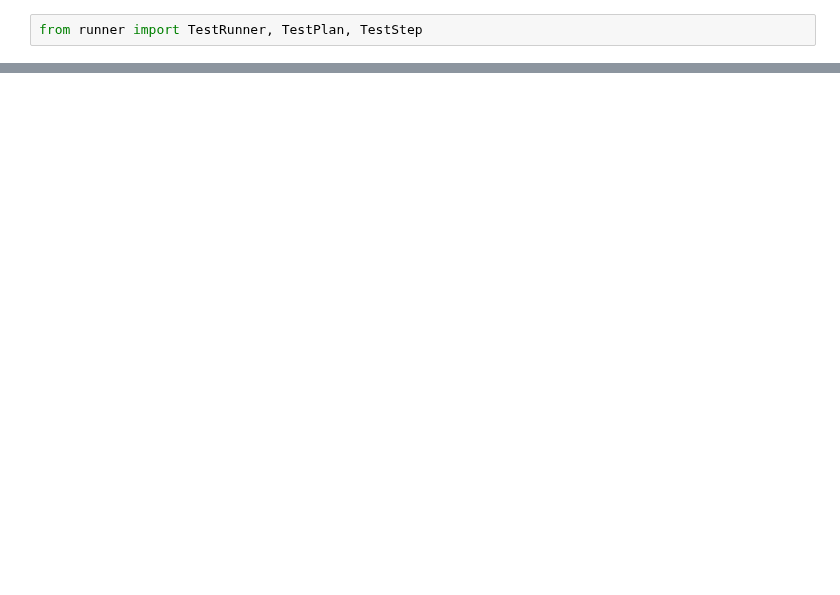
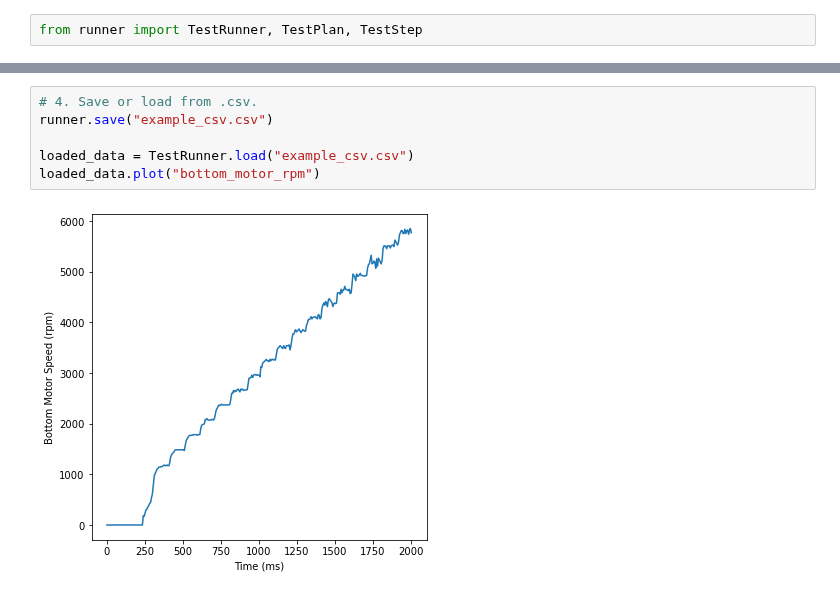
Before and after one commit to gtaharaedmonds/coaxial-drone, a Jupyter notebook: thrust_jig/test_runner/experiment.ipynb, the cells around one changed output, grey strips where cells are left out. Drawn from its saved outputs; the diff is of its cells as text; blank space fills up the shorter version.

Commit message:
load from csv

```diff
--- a/thrust_jig/test_runner/experiment.ipynb
+++ b/thrust_jig/test_runner/experiment.ipynb
@@ -28,0 +31,8 @@ runner.plot("bottom_motor_rpm")
+# %%
+# 4. Save or load from .csv.
+runner.save("example_csv.csv")
+
+loaded_data = TestRunner.load("example_csv.csv")
+loaded_data.plot("bottom_motor_rpm")
+# %% [output]
+[figure, added]
```
Also changed, not shown: parts of 6 cells of this notebook, 2 other files.
